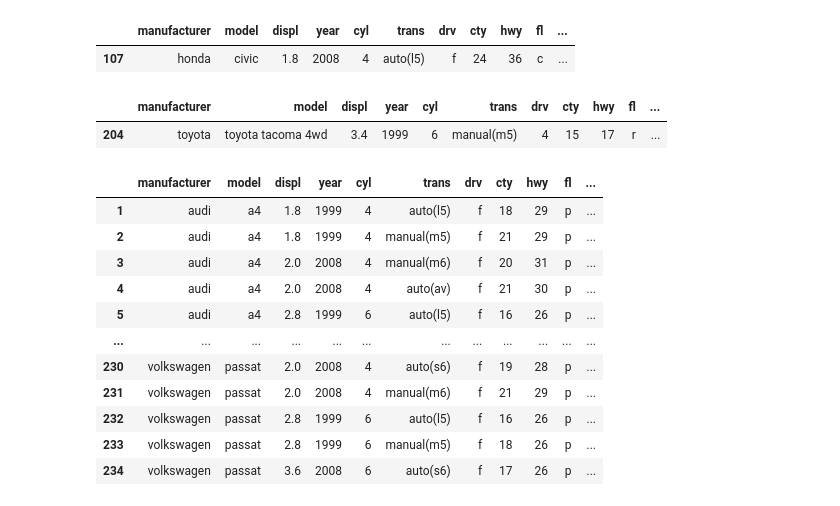
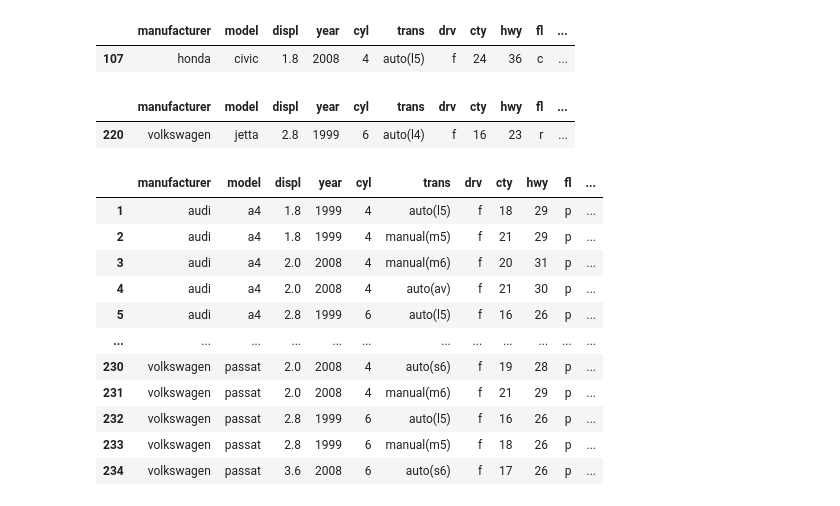
Before and after one commit to AI-Gomez/numpy-pandas-visualization-exercises, a Jupyter notebook: dataframes.ipynb, the cells around one changed output. Drawn from its saved outputs; the diff is of its cells as text; code cells hidden in the pictures.

```diff
--- a/dataframes.ipynb
+++ b/dataframes.ipynb
@@ -255,12 +255,22 @@ mpg.sort_values(['mileage_difference'], ascending = False).head(1)
 # %% [output]
 |  | manufacturer | model | displ | year | cyl | trans | drv | cty | hwy | fl | ... |
 | 107 | honda | civic | 1.8 | 2008 | 4 | auto(l5) | f | 24 | 36 | c | ... |
-# %%
-#Which compact class car has the lowest highway mileage? The best?
-mpg.sort_values(['mileage_difference'], ascending = False).tail(1)
-# %% [output]
-|  | manufacturer | model | displ | year | cyl | trans | drv | cty | hwy | fl | ... |
-| 204 | toyota | toyota tacoma 4wd | 3.4 | 1999 | 6 | manual(m5) | 4 | 15 | 17 | r | ... |
+# %%
+#Which compact class car has the lowest highway mileage? The best?
+mpg['class'] == 'compact'
+
+mpg[mpg['class'] == 'compact']['hwy']
+
+#We can then use .min() on this series to find the smallest value
+lowest_highway_compact = mpg[mpg['class'] == 'compact']['hwy'].min()
+lowest_highway_compact
+mpg_compact = mpg[mpg['class'] == 'compact']
+mpg_compact
+mpg_compact['hwy'] == lowest_highway_compact
+mpg_compact[mpg_compact['hwy'] == lowest_highway_compact]
+# %% [output]
+|  | manufacturer | model | displ | year | cyl | trans | drv | cty | hwy | fl | ... |
+| 220 | volkswagen | jetta | 2.8 | 1999 | 6 | auto(l4) | f | 16 | 23 | r | ... |
 # %%
 #Create a column named average_mileage that is the mean of the city and highway mileage.
 mpg['average_mileage'] = (mpg.hwy + mpg.cty) / 2
```
Also changed, not shown: parts of 2 cells of this notebook.
